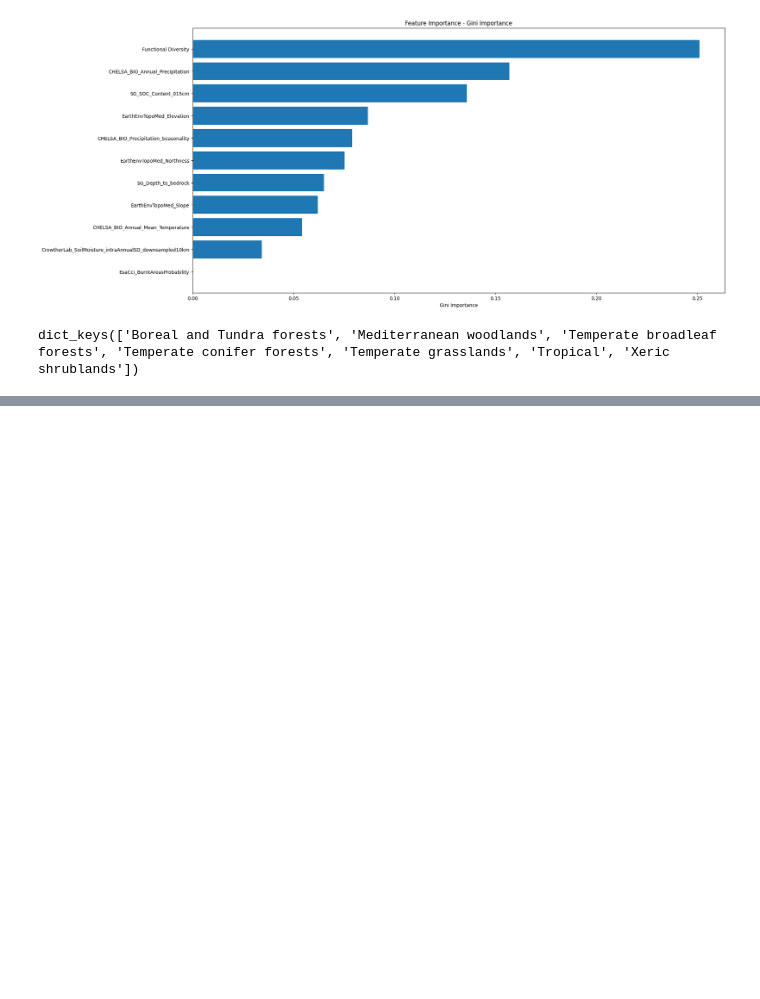
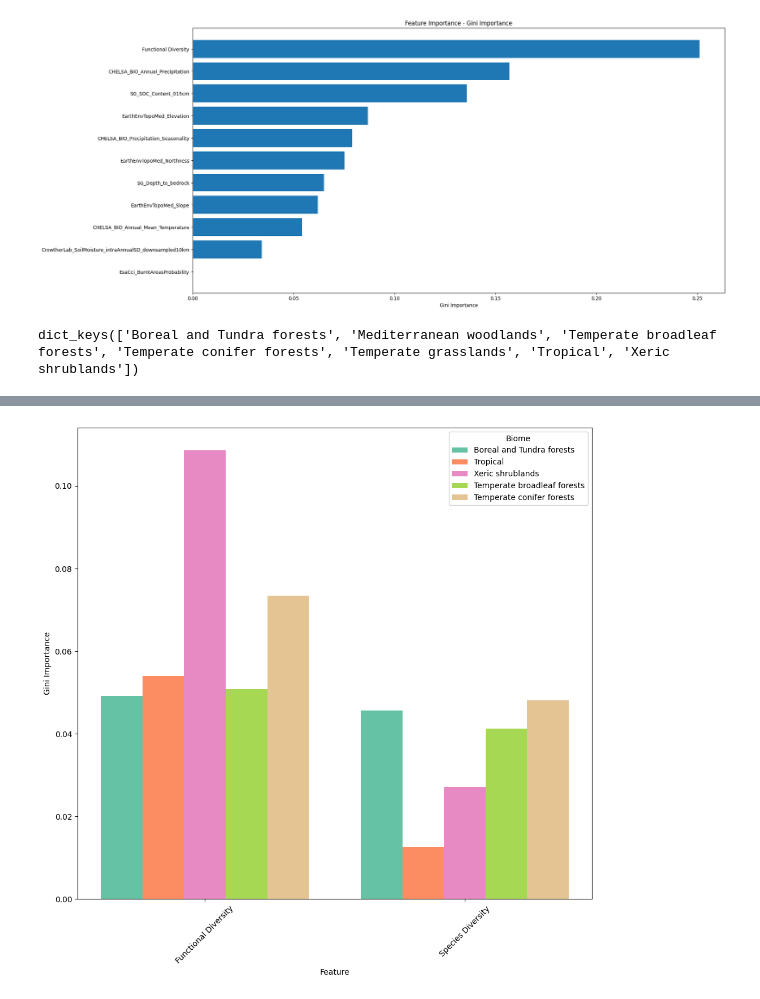
Before and after one commit to qiulinlx/FD_Stability, a Jupyter notebook: model_notebook.ipynb, the cells around one changed output, grey strips where cells are left out. Saved outputs shown, nothing was run; the diff lists cells and outputs as text; code cells hidden in the pictures; blank space fills up the shorter version.

```diff
--- a/model_notebook.ipynb
+++ b/model_notebook.ipynb
@@ -178,0 +238,5 @@ NameError: name 'bioem_dfs' is not defined
+# %%
+func_df = fi_df[fi_df["Feature"] == "Functional Diversity"]
+spec_df= fis_df[fis_df["Feature"] == "Species Diversity"]
+# %%
+diversity_df=pd.concat([func_df, spec_df], ignore_index=True)
@@ -178,0 +282,39 @@ NameError: name 'bioem_dfs' is not defined
+# %%
+import matplotlib.pyplot as plt
+feature = diversity_df["Feature"].unique()
+biomes = diversity_df["biome"].unique()
+
+x = np.arange(len(feature))
+width = 0.8 / len(biomes)
+
+cmap = plt.cm.Set2
+biome_colors = {b: cmap(i / len(biomes)) for i, b in enumerate(biomes)}
+
+fig, ax = plt.subplots(figsize=(10, 10))
+
+
+for i, biome in enumerate(biomes):
+    sub = diversity_df[diversity_df["biome"] == biome]
+
+    # align values to ownership order
+    y = [sub[sub["Feature"] == o]["Gini Importance"].values[0] if o in sub["Feature"].values else 0
+         for o in feature]
+
+    ax.bar(
+        x + i * width,
+        y,
+        width=width,
+        label=biome,
+        color=biome_colors[biome]
+    )
+
+ax.set_xticks(x + width * (len(biomes)-1) / 2)
+ax.set_xticklabels(feature, rotation=45)
+ax.set_xlabel("Feature")
+ax.set_ylabel("Gini Importance")
+ax.legend(title="Biome")
+
+plt.tight_layout()
+plt.show()
+# %% [output]
+[figure, added]
```
Also changed, not shown: parts of 13 cells of this notebook, 10 other files.
